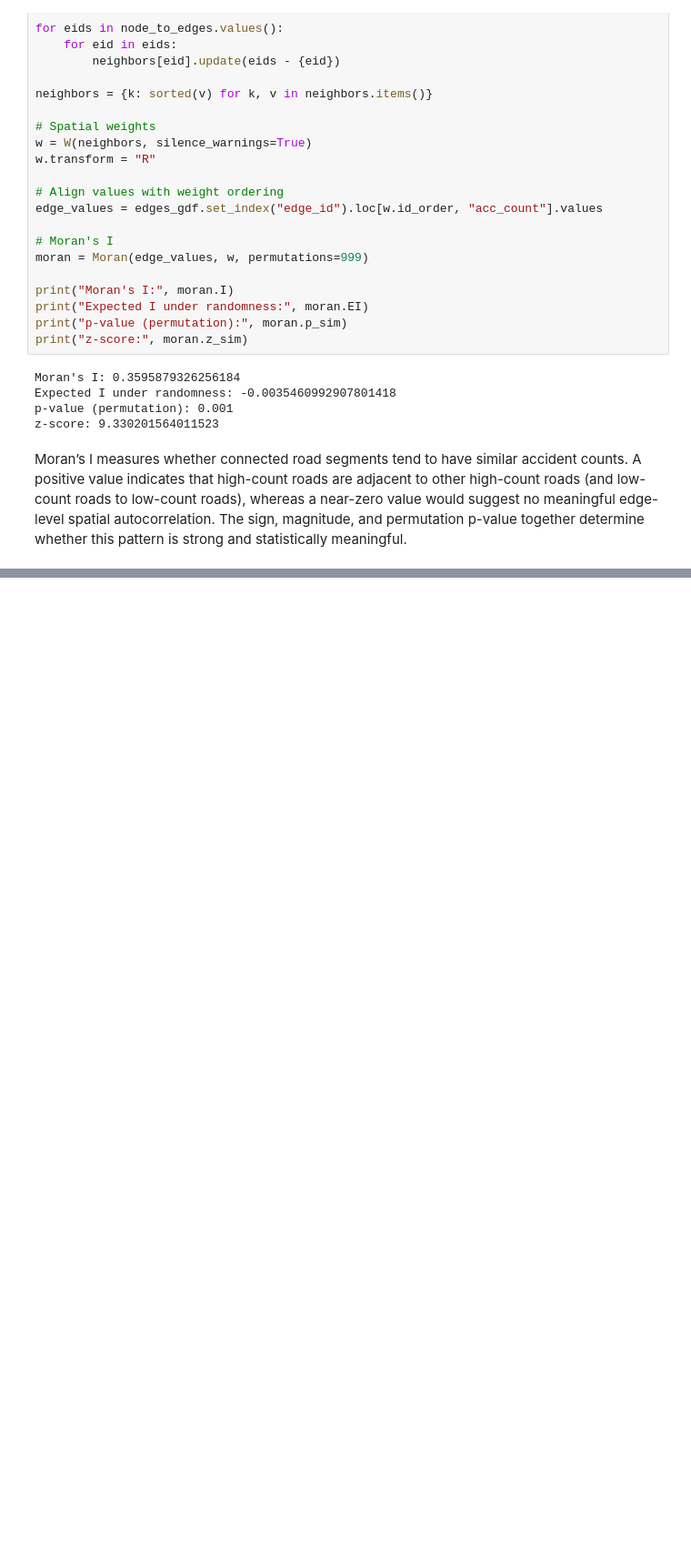
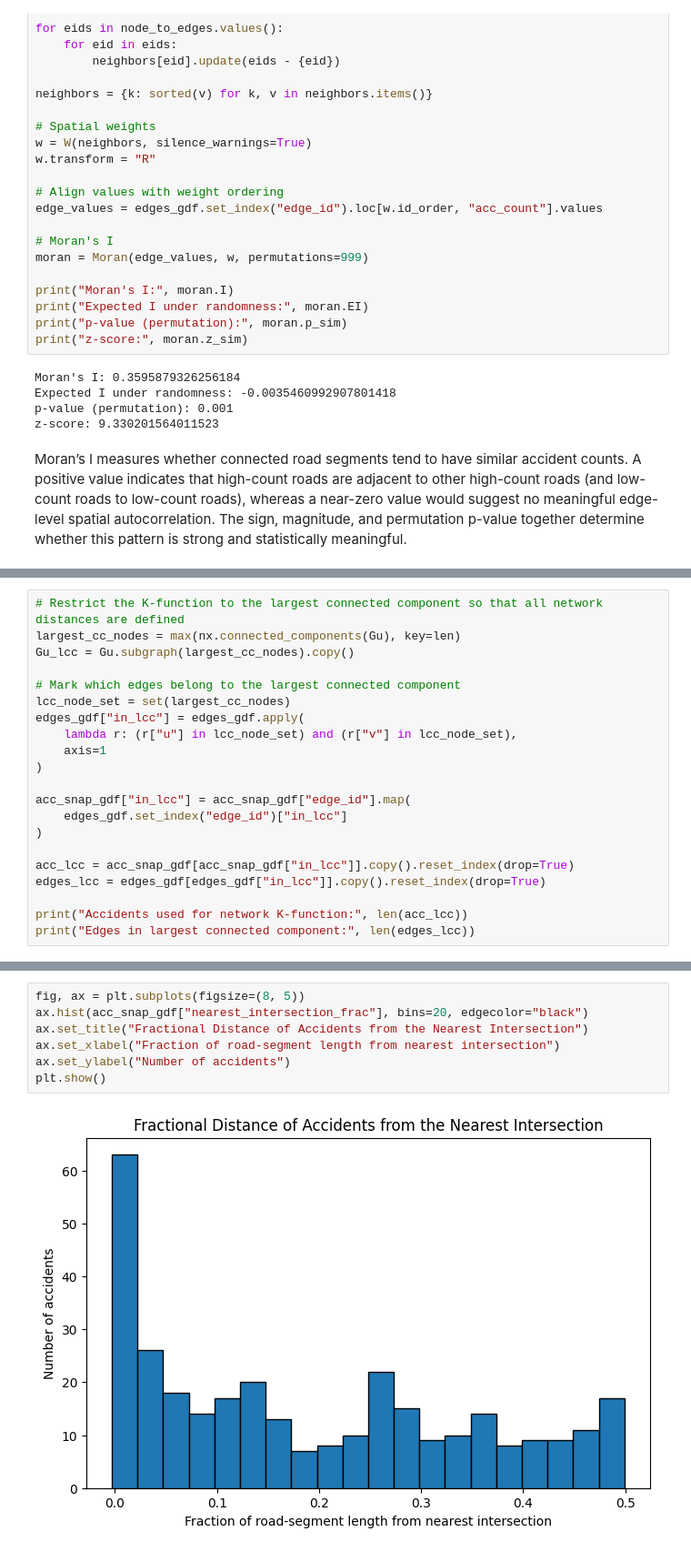
Before and after one commit to GOGO1601/network-data-analysis-cw, a Jupyter notebook: notebooks/part_2/taskB.ipynb, the cells around one changed output, grey strips where cells are left out. Shown at 91% size. Drawn from its saved outputs; the diff is of its cells as text; blank space fills up the shorter version.

```diff
--- a/notebooks/part_2/taskB.ipynb
+++ b/notebooks/part_2/taskB.ipynb
@@ -362,0 +373,21 @@ Moran’s I measures whether connected road segments tend to have similar accide
+# %%
+# Restrict the K-function to the largest connected component so that all network distances are defined
+largest_cc_nodes = max(nx.connected_components(Gu), key=len)
+Gu_lcc = Gu.subgraph(largest_cc_nodes).copy()
+
+# Mark which edges belong to the largest connected component
+lcc_node_set = set(largest_cc_nodes)
+edges_gdf["in_lcc"] = edges_gdf.apply(
+    lambda r: (r["u"] in lcc_node_set) and (r["v"] in lcc_node_set),
+    axis=1
+)
+
+acc_snap_gdf["in_lcc"] = acc_snap_gdf["edge_id"].map(
+    edges_gdf.set_index("edge_id")["in_lcc"]
+)
+
+acc_lcc = acc_snap_gdf[acc_snap_gdf["in_lcc"]].copy().reset_index(drop=True)
+edges_lcc = edges_gdf[edges_gdf["in_lcc"]].copy().reset_index(drop=True)
+
+print("Accidents used for network K-function:", len(acc_lcc))
+print("Edges in largest connected component:", len(edges_lcc))
@@ -362,0 +555,9 @@ Moran’s I measures whether connected road segments tend to have similar accide
+# %%
+fig, ax = plt.subplots(figsize=(8, 5))
+ax.hist(acc_snap_gdf["nearest_intersection_frac"], bins=20, edgecolor="black")
+ax.set_title("Fractional Distance of Accidents from the Nearest Intersection")
+ax.set_xlabel("Fraction of road-segment length from nearest intersection")
+ax.set_ylabel("Number of accidents")
+plt.show()
+# %% [output]
+[figure, added]
```
Also changed, not shown: parts of 15 cells of this notebook.
